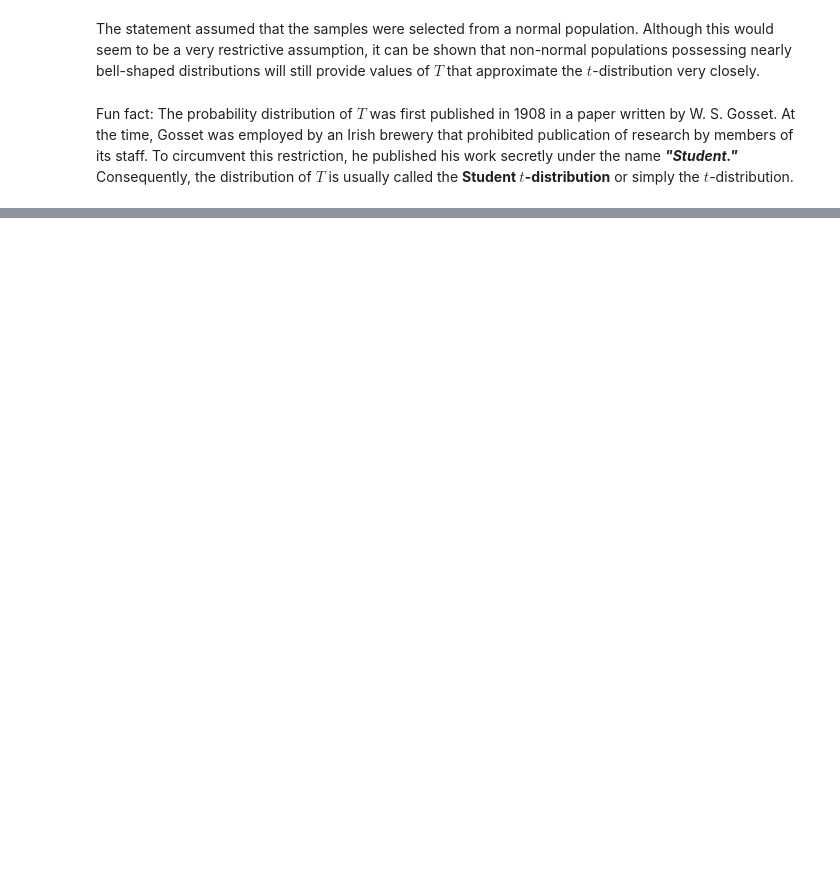
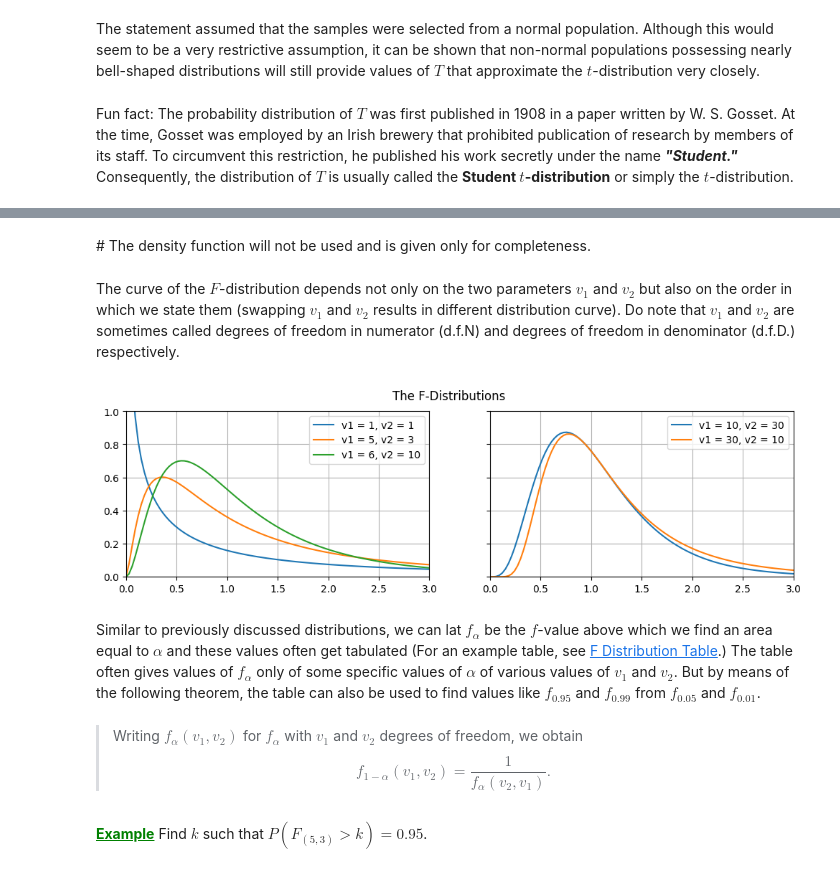
Before and after one commit to NEWisREAL1/Statistics-Notebooks, a Jupyter notebook: Chapter 6 - Fundamental Sampling Distributions.ipynb, the cells around one changed output, grey strips where cells are left out. Drawn from its saved outputs; the diff is of its cells as text; code cells hidden in the pictures; blank space fills up the shorter version.

```diff
--- a/Chapter 6 - Fundamental Sampling Distributions.ipynb
+++ b/Chapter 6 - Fundamental Sampling Distributions.ipynb
@@ -790,0 +958,34 @@ the distribution of $T$ is usually called the **Student $t$-distribution** or si
+# %% [markdown]
+\# The density function will not be used and is given only for completeness.
+# %% [markdown]
+The curve of the $F$-distribution depends not only on the two parameters $v_1$ and $v_2$ but also on the order in which we state them (swapping $v_1$ and $v_2$ results in different distribution curve). Do note that $v_1$ and $v_2$ are sometimes called degrees of freedom in numerator (d.f.N) and degrees of freedom in denominator (d.f.D.) respectively.
+# %%
+fig, axs = plt.subplots(1,2,figsize=(12,3),sharey=True)
+
+fig.suptitle("The F-Distributions")
+
+xs = np.linspace(0,3,100)
+
+axs[0].plot(xs, f_dist.pdf(xs, 1, 1) , label="v1 = 1, v2 = 1")
+axs[0].plot(xs, f_dist.pdf(xs, 5, 3) , label="v1 = 5, v2 = 3")
+axs[0].plot(xs, f_dist.pdf(xs, 6, 10), label="v1 = 6, v2 = 10")
+
+axs[1].plot(xs, f_dist.pdf(xs, 10, 30), label="v1 = 10, v2 = 30")
+axs[1].plot(xs, f_dist.pdf(xs, 30, 10), label="v1 = 30, v2 = 10")
+
+for ax in axs:
+    ax.set(
+        xlim=[0,3], ylim=[0,1],
+        axisbelow=True
+    )
+    ax.legend()
+    ax.grid();
+# %% [output]
+[figure, added]
+# %% [markdown]
+Similar to previously discussed distributions, we can lat $f_\alpha$ be the $f$-value above which we find an area equal to $\alpha$ and these values often get tabulated (For an example table, see [F Distribution Table](https://openpress.usask.ca/app/uploads/sites/76/2020/05/F-Distribution-Table.pdf).) The table often gives values of $f_\alpha$ only of some specific values of $\alpha$ of various values of $v_1$ and $v_2$. But by means of the following theorem, the table can also be used to find values like $f_{0.95}$ and $f_{0.99}$ from $f_{0.05}$ and $f_{0.01}$.
+# %% [markdown]
+> Writing $f_{\alpha}(v_1, v_2)$ for $f_\alpha$ with $v_1$ and $v_2$ degrees of freedom, we obtain
+> $$ f_{1-\alpha}(v_1,v_2) = \frac{1}{f_{\alpha}(v_2,v_1)}. $$
+# %% [markdown]
+<span style="color: green;"><b><u>Example</u></b></span> Find $k$ such that $P(F_{(5,3)}>k) = 0.95$.
```
Also changed, not shown: parts of 33 cells of this notebook, 1 other file.
